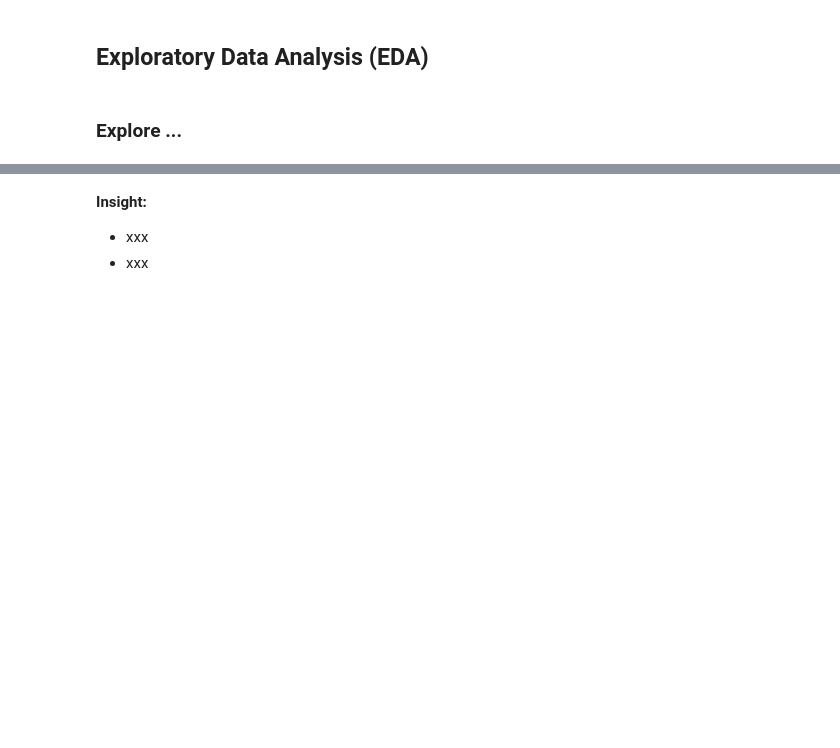
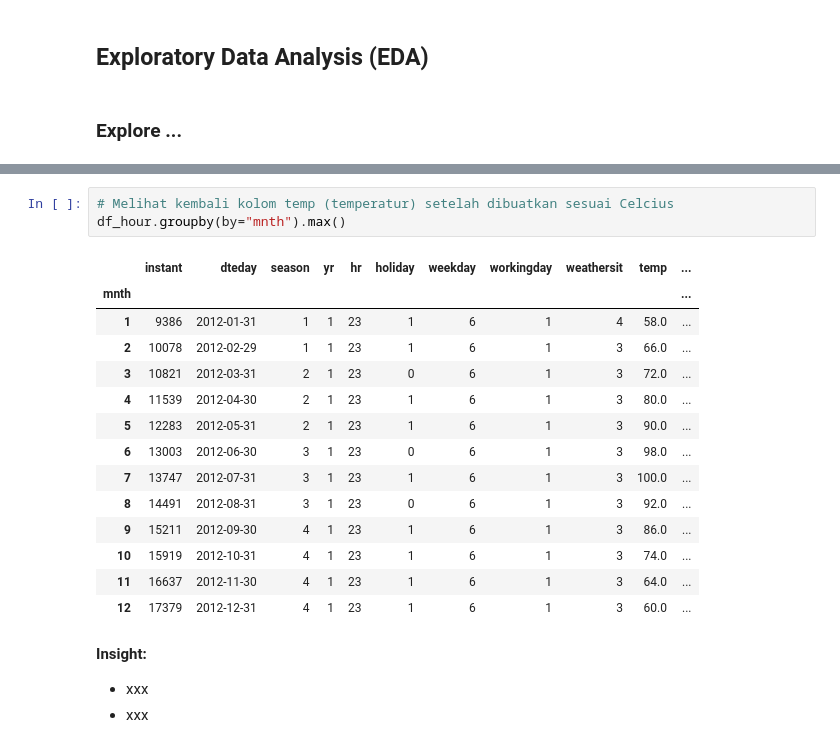
Before and after one commit to agayatri123/Proyek-Analisa-Data, a Jupyter notebook: Proyek_Analisis_Data.ipynb, the cells around one changed output, grey strips where cells are left out. Drawn from its saved outputs; the diff is of its cells as text; blank space fills up the shorter version.

```diff
--- a/Proyek_Analisis_Data.ipynb
+++ b/Proyek_Analisis_Data.ipynb
@@ -144,3 +199,21 @@ array([0.24, 0.22, 0.2 , 0.32, 0.38, 0.36, 0.42, 0.46, 0.44, 0.4 , 0.34,
+# %%
+# Melihat kembali kolom temp (temperatur) setelah dibuatkan sesuai Celcius
+df_hour.groupby(by="mnth").max()
+# %% [output]
+|  | instant | dteday | season | yr | hr | holiday | weekday | workingday | weathersit | temp | ... |
+| mnth |  |  |  |  |  |  |  |  |  |  | ... |
+| 1 | 9386 | 2012-01-31 | 1 | 1 | 23 | 1 | 6 | 1 | 4 | 58.0 | ... |
+| 2 | 10078 | 2012-02-29 | 1 | 1 | 23 | 1 | 6 | 1 | 3 | 66.0 | ... |
+| 3 | 10821 | 2012-03-31 | 2 | 1 | 23 | 0 | 6 | 1 | 3 | 72.0 | ... |
+| 4 | 11539 | 2012-04-30 | 2 | 1 | 23 | 1 | 6 | 1 | 3 | 80.0 | ... |
+| 5 | 12283 | 2012-05-31 | 2 | 1 | 23 | 1 | 6 | 1 | 3 | 90.0 | ... |
+| 6 | 13003 | 2012-06-30 | 3 | 1 | 23 | 0 | 6 | 1 | 3 | 98.0 | ... |
+| 7 | 13747 | 2012-07-31 | 3 | 1 | 23 | 1 | 6 | 1 | 3 | 100.0 | ... |
+| 8 | 14491 | 2012-08-31 | 3 | 1 | 23 | 0 | 6 | 1 | 3 | 92.0 | ... |
+| 9 | 15211 | 2012-09-30 | 4 | 1 | 23 | 1 | 6 | 1 | 3 | 86.0 | ... |
+| 10 | 15919 | 2012-10-31 | 4 | 1 | 23 | 1 | 6 | 1 | 3 | 74.0 | ... |
+| 11 | 16637 | 2012-11-30 | 4 | 1 | 23 | 1 | 6 | 1 | 3 | 64.0 | ... |
+| 12 | 17379 | 2012-12-31 | 4 | 1 | 23 | 1 | 6 | 1 | 3 | 60.0 | ... |
 # %% [markdown]
 **Insight:**
 - xxx
```
Also changed, not shown: parts of 10 cells of this notebook.
